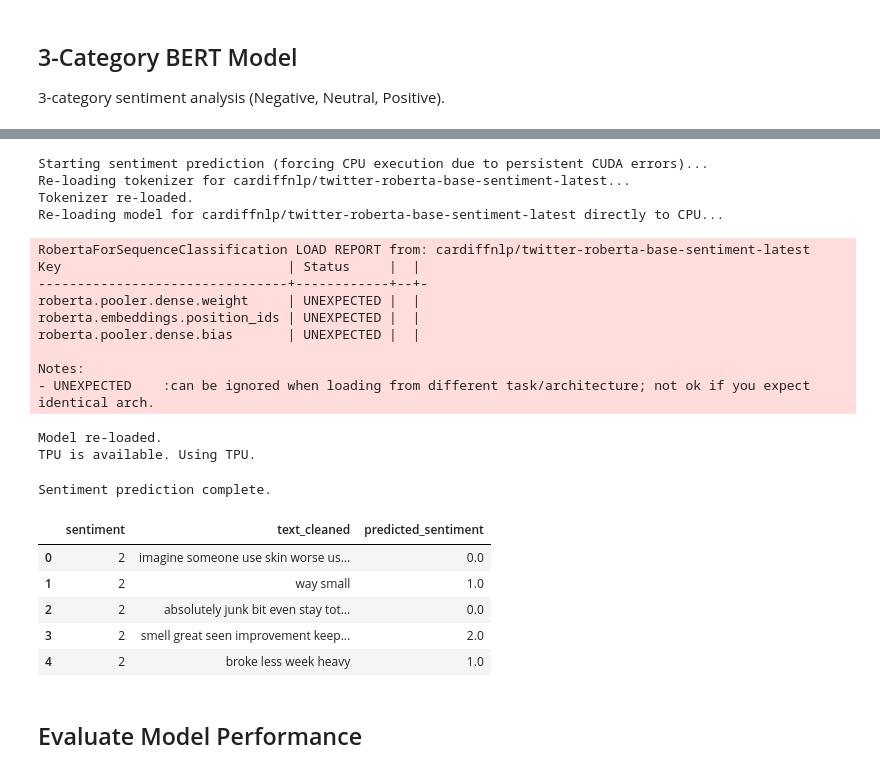
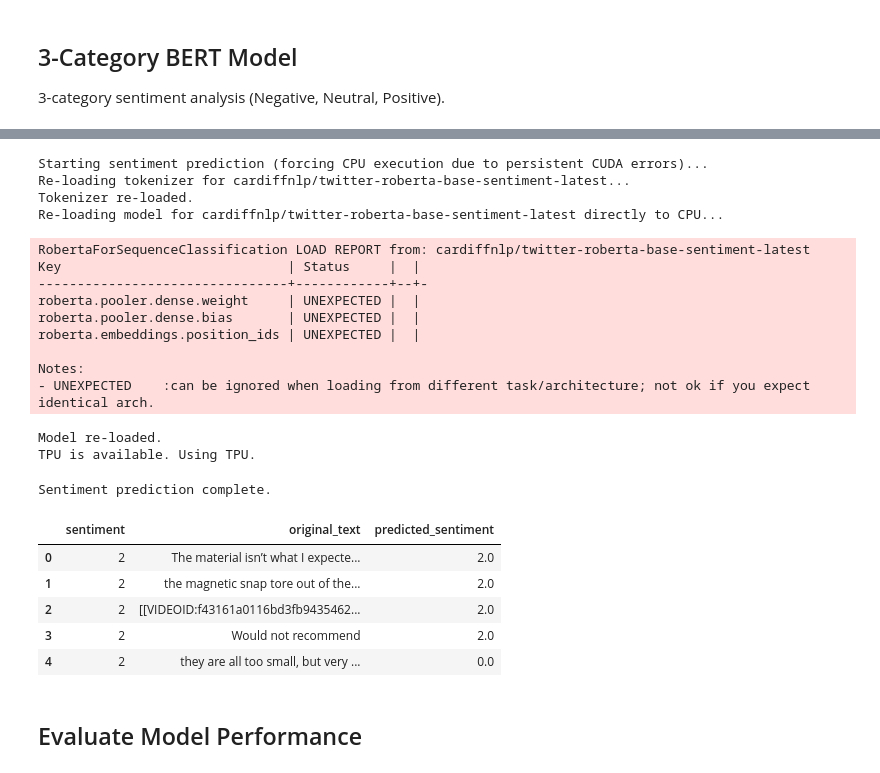
Before and after one commit to yifeica0/ECS171-Group8, a Jupyter notebook: ModelTraining/FE_ML/text_Bert.ipynb, the cells around one changed output, grey strips where cells are left out. Cells and saved outputs as stored; diff of their text form; code cells hidden in the pictures.

```diff
--- a/ModelTraining/FE_ML/text_Bert.ipynb
+++ b/ModelTraining/FE_ML/text_Bert.ipynb
@@ -31,7 +33,8 @@ from sklearn.metrics import confusion_matrix
 from sklearn.metrics import roc_curve, auc
 # %%
 # load extended data for text sentiment
-df = pd.read_parquet('datasets/extended_datasets/amazon_user_reviews_text_sentiment_extended.parquet')
+df = pd.read_parquet('datasets/with_stop_word/amazon_user_reviews_text_sentiment_with_sw.parquet')
+df_extended = pd.read_parquet('datasets/with_stop_word/extended/amazon_user_reviews_text_sentiment_with_sw_extended.parquet')
 
 df.head()
 # %% [output]
@@ -123,9 +164,9 @@ def get_device():
 # %%
-# Filter out any non-string or effectively empty values from 'text_cleaned'
-df_filtered = df[df['text_cleaned'].apply(lambda x: isinstance(x, str) and len(x.strip()) > 0)].copy()
+# Filter out any non-string or effectively empty values from 'original_text'
+df_filtered = df[df['original_text'].apply(lambda x: isinstance(x, str) and len(x.strip()) > 0)].copy()
 
 # Create a list of texts to process from the filtered DataFrame
-texts = df_filtered['text_cleaned'].tolist()
+texts = df_filtered['original_text'].tolist()
 
 # Prepare for batch processing (optional, but good practice for large datasets)
 batch_size = 32 # Adjust based on your CPU memory. Smaller batch size might be needed for large models on CPU.
@@ -149,7 +190,11 @@ print('Model re-loaded.')
 device = get_device()
 model.to(device)
 
-
+# Define the re-mapping for predictions:
+# Model's output: 0 (Negative), 1 (Neutral), 2 (Positive)
+# Dataset's labels: 0 (Positive), 1 (Neutral), 2 (Negative)
+# So, we need to map: Model 0 -> Dataset 2, Model 1 -> Dataset 1, Model 2 -> Dataset 0
+model_to_dataset_map = {0: 2, 1: 1, 2: 0}
 
 # Define a fixed max_length for the tokenizer.
 # RoBERTa-based models typically use 512 or 514. Let's use 512 for robustness.
@@ -207,42 +252,45 @@ for i in tqdm(range(0, len(texts), batch_size), desc='Predicting sentiments'):
         output = model(**final_encoded_input)
 
     # Get predicted labels (logits to probabilities, then argmax)
     logits = output.logits
-    predictions = torch.argmax(logits, dim=1).cpu().numpy()
-    predicted_sentiments.extend(predictions)
+    raw_predictions = torch.argmax(logits, dim=1).cpu().numpy()
+
+    # Apply the re-mapping to align with the dataset's labels
+    mapped_predictions = np.array([model_to_dataset_map[p] for p in raw_predictions])
+    predicted_sentiments.extend(mapped_predictions)
 
 # Create a new column for predicted sentiment in the filtered DataFrame
 df_filtered['predicted_sentiment'] = predicted_sentiments[:len(df_filtered)]
 
 # Merge the predictions back to the original DataFrame, handling non-string rows as NaN for predicted_sentiment
 df['predicted_sentiment'] = np.nan
 df.loc[df_filtered.index, 'predicted_sentiment'] = df_filtered['predicted_sentiment']
 
 print('Sentiment prediction complete.')
 df.head()
 # %% [output]
 Starting sentiment prediction (forcing CPU execution due to persistent CUDA errors)...
 Re-loading tokenizer for cardiffnlp/twitter-roberta-base-sentiment-latest...
 Tokenizer re-loaded.
 Re-loading model for cardiffnlp/twitter-roberta-base-sentiment-latest directly to CPU...
 RobertaForSequenceClassification LOAD REPORT from: cardiffnlp/twitter-roberta-base-sentiment-latest
 Key                             | Status     |  |
 --------------------------------+------------+--+-
 roberta.pooler.dense.weight     | UNEXPECTED |  |
+roberta.pooler.dense.bias       | UNEXPECTED |  |
 roberta.embeddings.position_ids | UNEXPECTED |  |
-roberta.pooler.dense.bias       | UNEXPECTED |  |
 
 Notes:
 - UNEXPECTED    :can be ignored when loading from different task/architecture; not ok if you expect identical arch.
 Model re-loaded.
 TPU is available. Using TPU.
 Sentiment prediction complete.
-|  | sentiment | text_cleaned | predicted_sentiment |
-| 0 | 2 | imagine someone use skin worse us... | 0.0 |
-| 1 | 2 | way small | 1.0 |
-| 2 | 2 | absolutely junk bit even stay tot... | 0.0 |
-| 3 | 2 | smell great seen improvement keep... | 2.0 |
-| 4 | 2 | broke less week heavy | 1.0 |
+|  | sentiment | original_text | predicted_sentiment |
+| 0 | 2 | The material isn’t what I expecte... | 2.0 |
+| 1 | 2 | the magnetic snap tore out of the... | 2.0 |
+| 2 | 2 | [[VIDEOID:f43161a0116bd3fb9435462... | 2.0 |
+| 3 | 2 | Would not recommend | 2.0 |
+| 4 | 2 | they are all too small, but very ... | 0.0 |
 # %% [markdown]
 ## Evaluate Model Performance
 # %%
```
Also changed, not shown: parts of 19 cells of this notebook.
